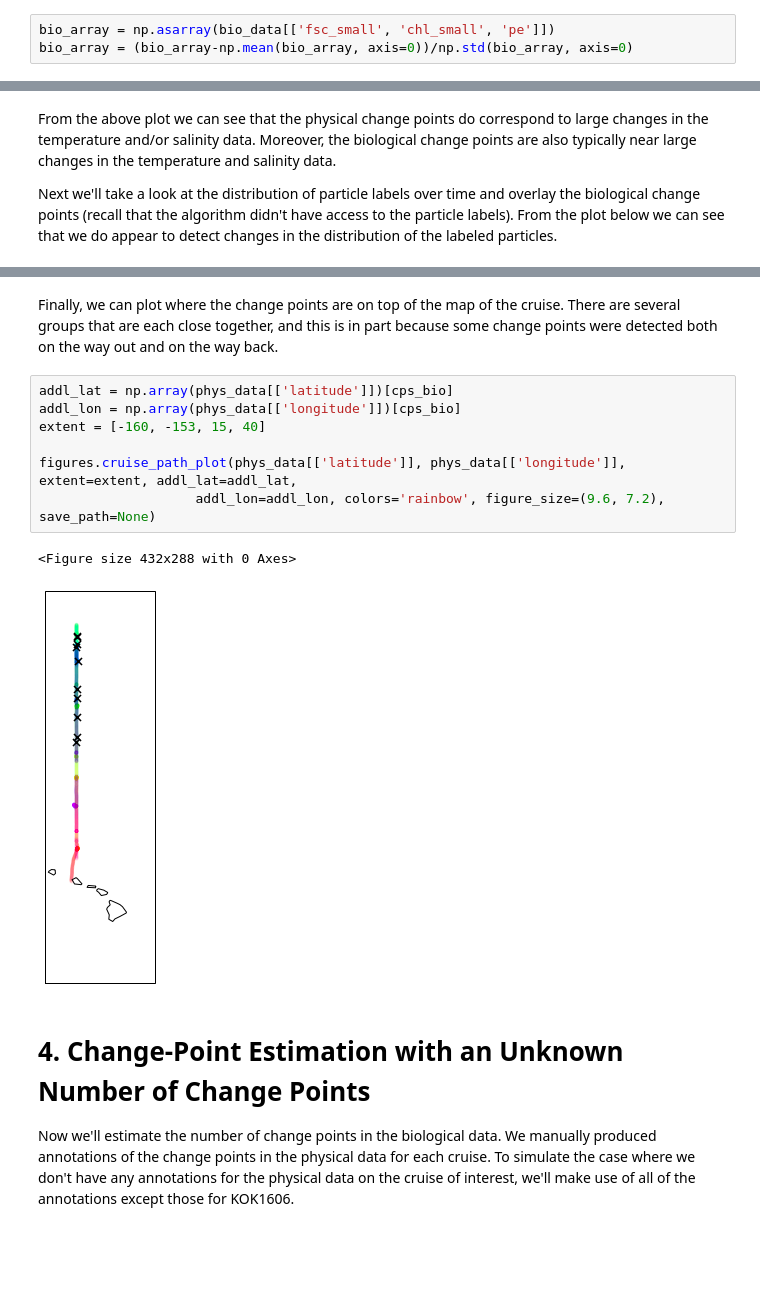
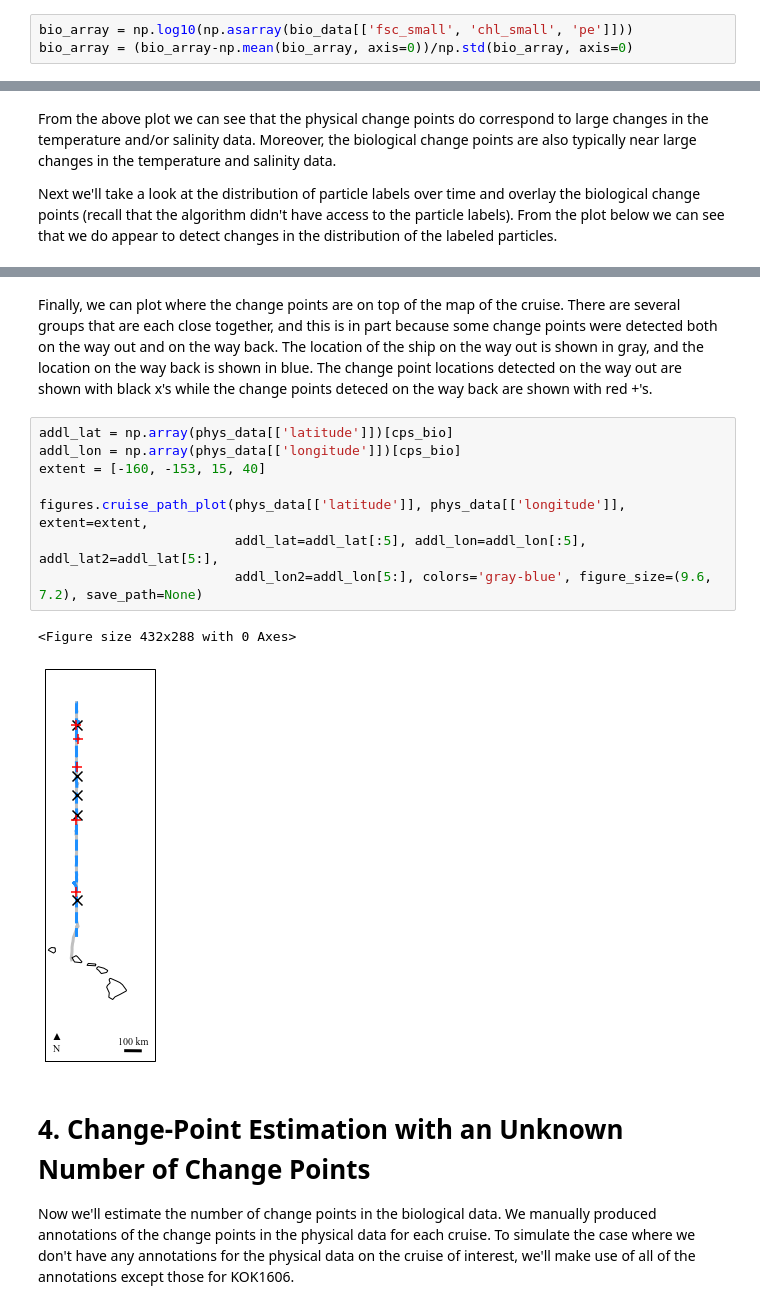
Before and after one commit to cjones6/cytosegmenter, a Jupyter notebook: examples/seaflow_kok1606_example.ipynb, the cells around one changed output, grey strips where cells are left out. Drawn from its saved outputs; the diff is of its cells as text; blank space fills up the shorter version.

```diff
--- a/examples/seaflow_kok1606_example.ipynb
+++ b/examples/seaflow_kok1606_example.ipynb
@@ -89,5 +91,5 @@ Next consider the biological data. We will first standardize the data.
 # %%
-bio_array = np.asarray(bio_data[['fsc_small', 'chl_small', 'pe']])
+bio_array = np.log10(np.asarray(bio_data[['fsc_small', 'chl_small', 'pe']]))
 bio_array = (bio_array-np.mean(bio_array, axis=0))/np.std(bio_array, axis=0)
 # %% [markdown]
 Now recall that there are thousands of measurements for each time point (3-minute window). We will refer to such a set of measurements as a "point cloud". Each point cloud can be viewed as an empirical distribution. The goal of this work is to locate changes in the distributions of the biological properties of the particles over time (i.e., along the path of the cruise).
@@ -317,15 +320,16 @@ Computing histograms...
 # %% [markdown]
-Finally, we can plot where the change points are on top of the map of the cruise. There are several groups that are each close together, and this is in part because some change points were detected both on the way out and on the way back.
+Finally, we can plot where the change points are on top of the map of the cruise. There are several groups that are each close together, and this is in part because some change points were detected both on the way out and on the way back. The location of the ship on the way out is shown in gray, and the location on the way back is shown in blue. The change point locations detected on the way out are shown with black x's while the change points deteced on the way back are shown with red +'s.
 # %%
 addl_lat = np.array(phys_data[['latitude']])[cps_bio]
 addl_lon = np.array(phys_data[['longitude']])[cps_bio]
 extent = [-160, -153, 15, 40]
 
-figures.cruise_path_plot(phys_data[['latitude']], phys_data[['longitude']], extent=extent, addl_lat=addl_lat,
-                    addl_lon=addl_lon, colors='rainbow', figure_size=(9.6, 7.2), save_path=None)
+figures.cruise_path_plot(phys_data[['latitude']], phys_data[['longitude']], extent=extent,
+                         addl_lat=addl_lat[:5], addl_lon=addl_lon[:5], addl_lat2=addl_lat[5:],
+                         addl_lon2=addl_lon[5:], colors='gray-blue', figure_size=(9.6, 7.2), save_path=None)
 # %% [output]
 <Figure size 432x288 with 0 Axes>
-[figure, old version]
+[figure, new version]
 # %% [markdown]
 # 4. Change-Point Estimation with an Unknown Number of Change Points
 Now we'll estimate the number of change points in the biological data. We manually produced annotations of the change points in the physical data for each cruise. To simulate the case where we don't have any annotations for the physical data on the cruise of interest, we'll make use of all of the annotations except those for KOK1606.
```
Also changed, not shown: parts of 23 cells of this notebook, 8 other files.
